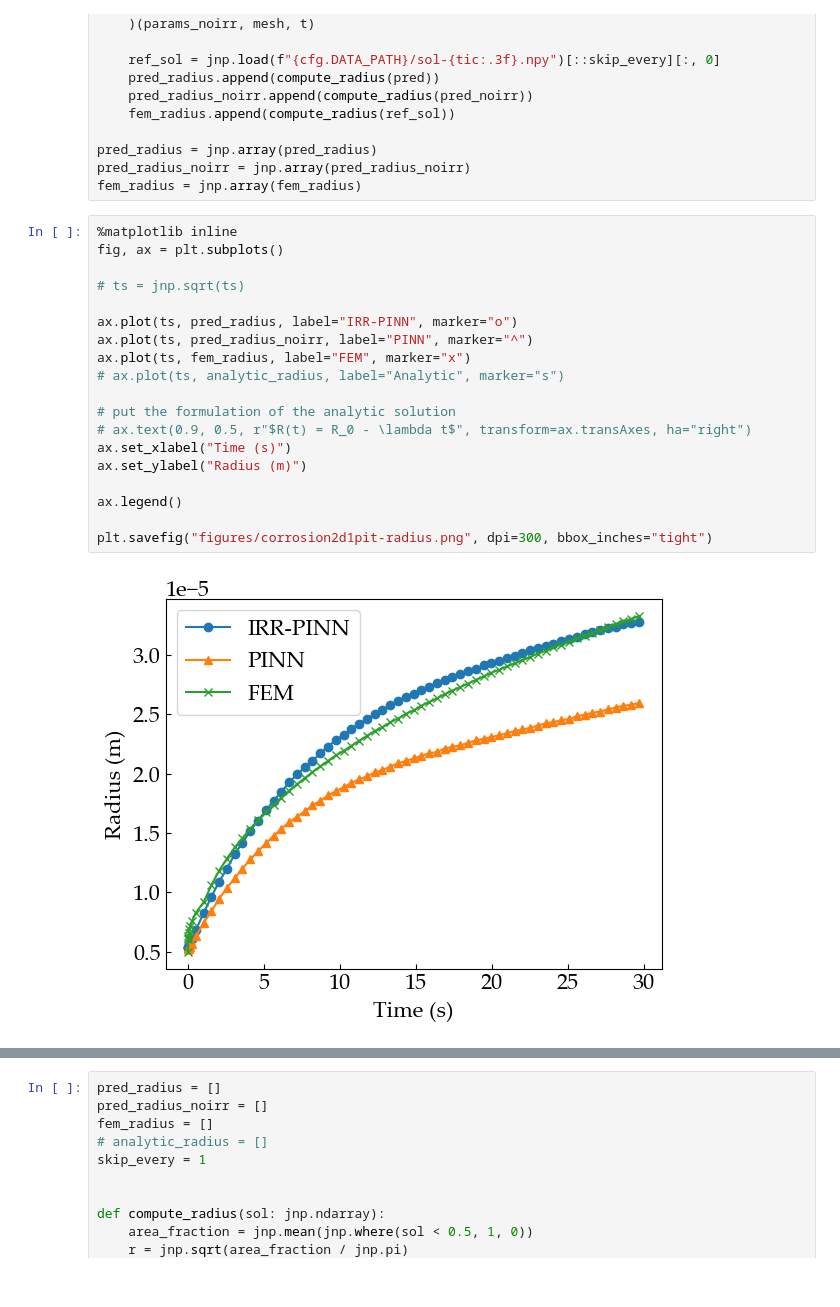
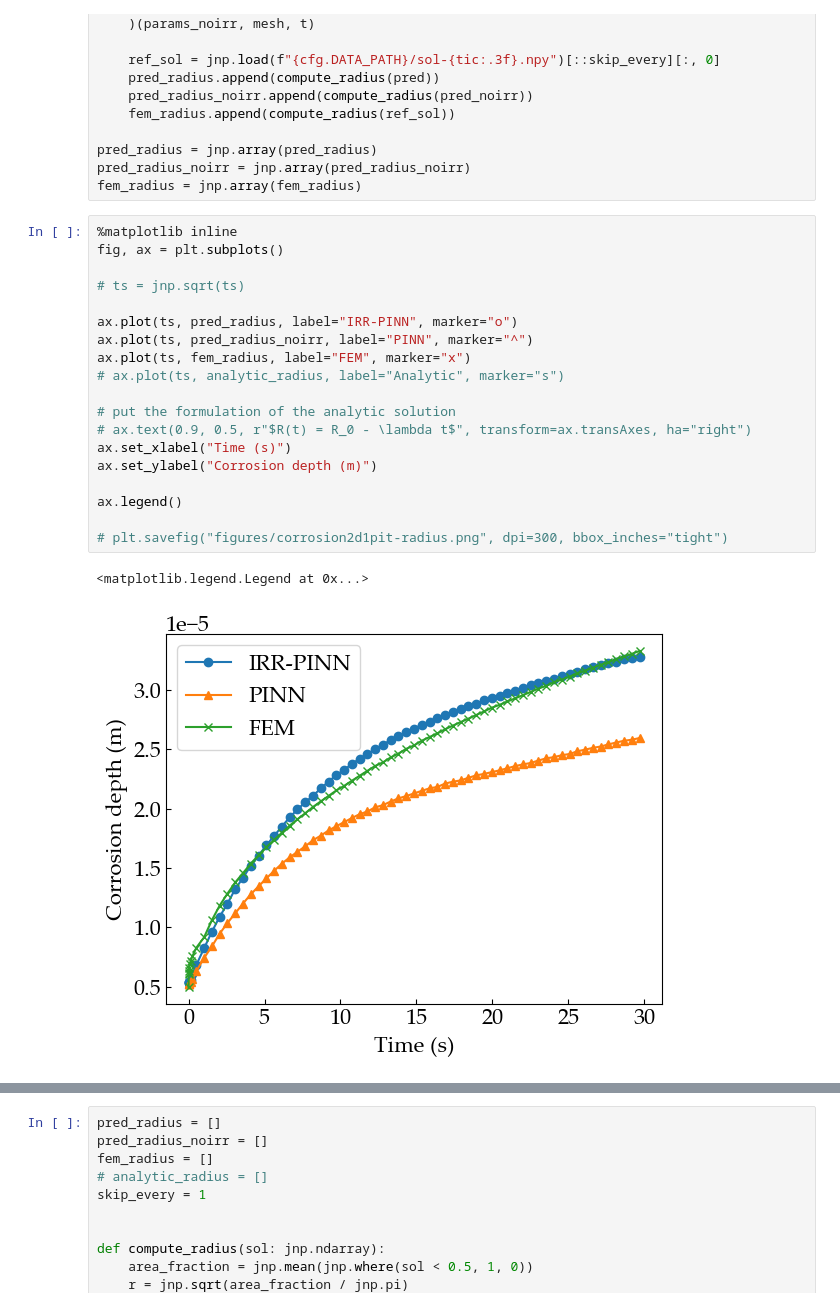
Before and after one commit to NanxiiChen/irr-pinns, a Jupyter notebook: examples/corrosion2d1pit/eval.ipynb, the cells around one changed output, grey strips where cells are left out. Drawn from its saved outputs; the diff is of its cells as text.

Commit message:
Update corrosion

```diff
--- a/examples/corrosion2d1pit/eval.ipynb
+++ b/examples/corrosion2d1pit/eval.ipynb
@@ -94,24 +94,25 @@ fem_radius = jnp.array(fem_radius)
 # %%
 %matplotlib inline
 fig, ax = plt.subplots()
 
 # ts = jnp.sqrt(ts)
 
 ax.plot(ts, pred_radius, label="IRR-PINN", marker="o")
 ax.plot(ts, pred_radius_noirr, label="PINN", marker="^")
 ax.plot(ts, fem_radius, label="FEM", marker="x")
 # ax.plot(ts, analytic_radius, label="Analytic", marker="s")
 
 # put the formulation of the analytic solution
 # ax.text(0.9, 0.5, r"$R(t) = R_0 - \lambda t$", transform=ax.transAxes, ha="right")
 ax.set_xlabel("Time (s)")
-ax.set_ylabel("Radius (m)")
+ax.set_ylabel("Corrosion depth (m)")
 
 ax.legend()
 
-plt.savefig("figures/corrosion2d1pit-radius.png", dpi=300, bbox_inches="tight")
+# plt.savefig("figures/corrosion2d1pit-radius.png", dpi=300, bbox_inches="tight")
 # %% [output]
+<matplotlib.legend.Legend at 0x...>
-[figure, old version]
+[figure, new version]
 # %%
 ts = [0.000, 5.118, 10.750, 19.966, 29.694]
 fig = plt.figure(figsize=(10, 10))
```
Also changed, not shown: parts of 5 cells of this notebook, 4 other files.
